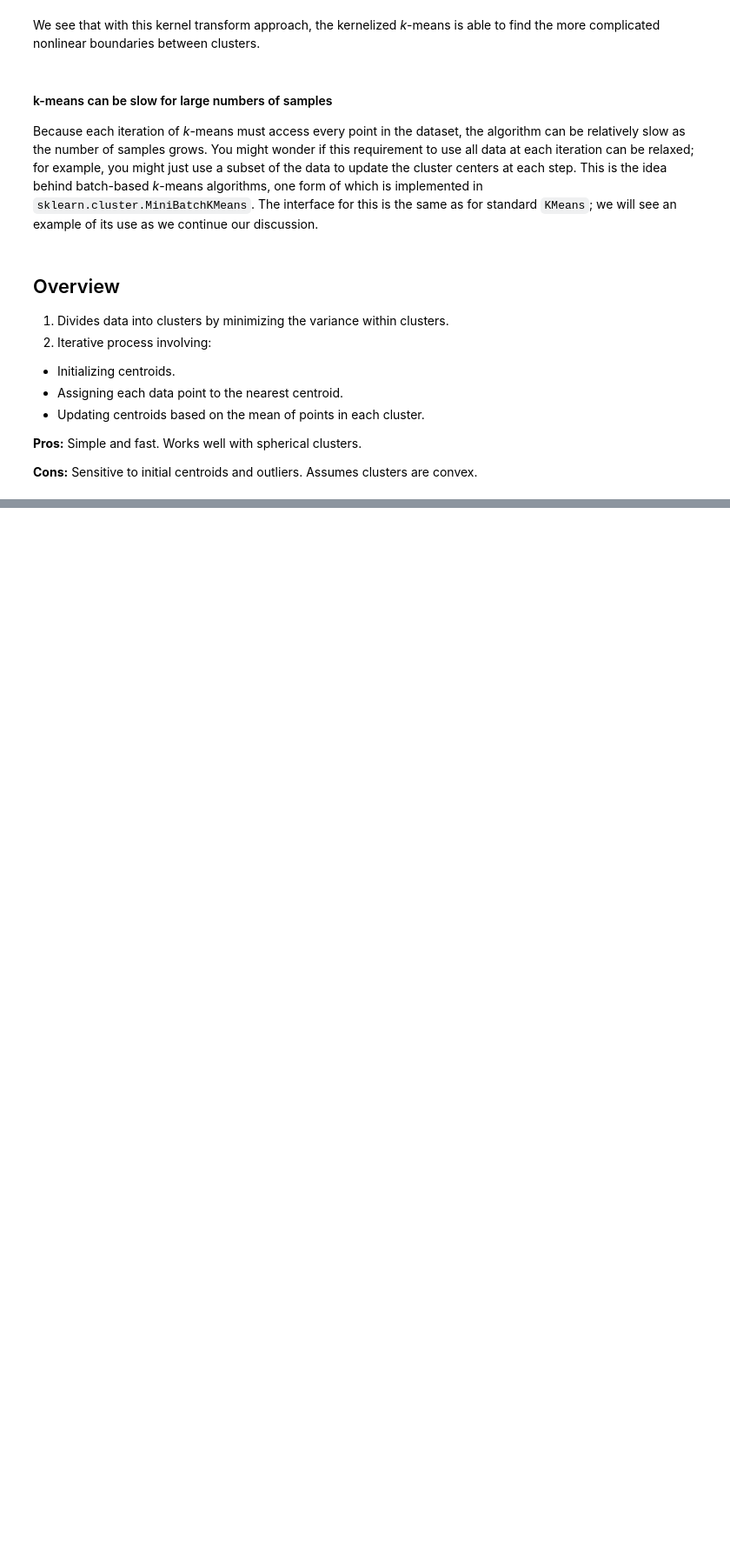
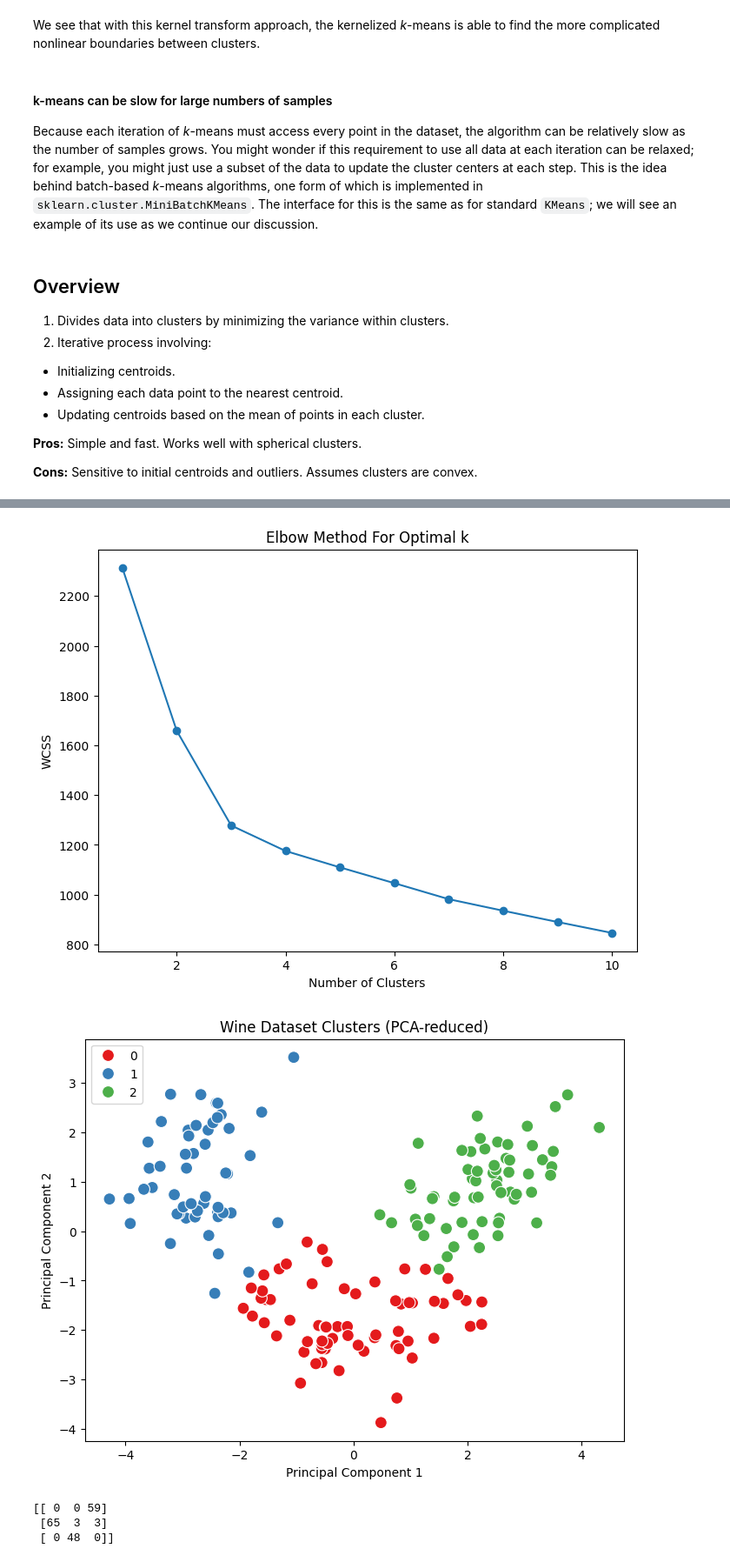
Before and after one commit to Mercymerine/ML2_notes, a Jupyter notebook: K_means_clustering.ipynb, the cells around one changed output, grey strips where cells are left out. Shown at 87% size. Cells and saved outputs as stored; diff of their text form; code cells hidden in the pictures; blank space fills up the shorter version.

```diff
--- a/K_means_clustering.ipynb
+++ b/K_means_clustering.ipynb
@@ -234,0 +237,69 @@ Assumes clusters are convex.
+# %%
+import numpy as np
+import pandas as pd
+import matplotlib.pyplot as plt
+import seaborn as sns
+from sklearn.datasets import load_wine
+from sklearn.cluster import KMeans
+from sklearn.preprocessing import StandardScaler
+from sklearn.decomposition import PCA
+from sklearn.metrics import confusion_matrix
+
+# Load the dataset
+wine = load_wine()
+
+# Convert the dataset into a pandas DataFrame with only the features
+df = pd.DataFrame(wine.data, columns=wine.feature_names)
+
+# Scale the data
+scaler = StandardScaler()
+scaled_data = scaler.fit_transform(df)
+scaled_df = pd.DataFrame(scaled_data, columns=wine.feature_names)
+
+# Elbow Method to determine the optimal number of clusters
+wcss = []
+for i in range(1, 11):
+    kmeans = KMeans(n_clusters=i, init='k-means++', max_iter=300, n_init=10, random_state=42)
+    kmeans.fit(scaled_df)
+    wcss.append(kmeans.inertia_)
+
+plt.figure(figsize=(8, 6))
+plt.plot(range(1, 11), wcss, marker='o')
+plt.title('Elbow Method For Optimal k')
+plt.xlabel('Number of Clusters')
+plt.ylabel('WCSS')
+plt.show()
+
+# Apply KMeans with 3 clusters (based on the elbow plot)
+kmeans = KMeans(n_clusters=3, init='k-means++', max_iter=300, n_init=10, random_state=42)
+kmeans.fit(scaled_df)
+
+# Add the cluster labels to the DataFrame
+df['Cluster'] = kmeans.labels_
+
+# Apply PCA to reduce the features to 2D
+pca = PCA(n_components=2)
+pca_components = pca.fit_transform(scaled_df)
+
+# Create a DataFrame for the PCA components
+pca_df = pd.DataFrame(pca_components, columns=['PC1', 'PC2'])
+pca_df['Cluster'] = df['Cluster']
+
+# Plot the clusters
+plt.figure(figsize=(8, 6))
+sns.scatterplot(data=pca_df, x='PC1', y='PC2', hue='Cluster', palette='Set1', s=100)
+plt.title('Wine Dataset Clusters (PCA-reduced)')
+plt.xlabel('Principal Component 1')
+plt.ylabel('Principal Component 2')
+plt.legend()
+plt.show()
+
+# For visualization purposes, compare the clusters with the true wine labels
+df['True_Label'] = wine.target
+print(confusion_matrix(df['True_Label'], df['Cluster']))
+# %% [output]
+[figure, added]
+[figure, added]
+[[ 0  0 59]
+ [65  3  3]
+ [ 0 48  0]]
```
Also changed, not shown: parts of 1 cell of this notebook.
